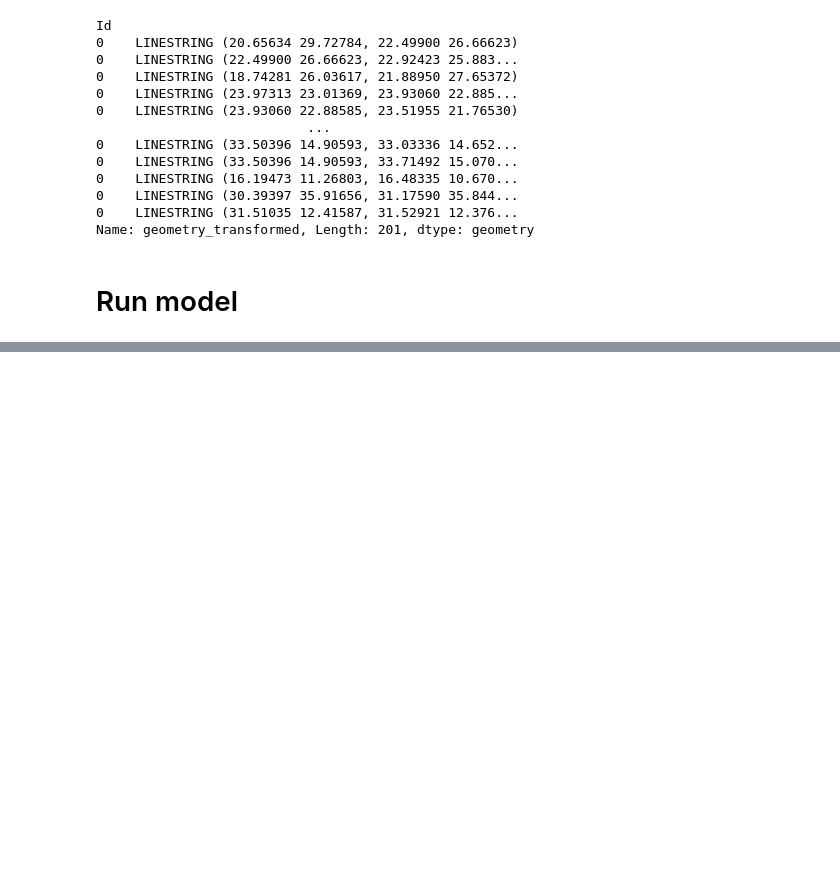
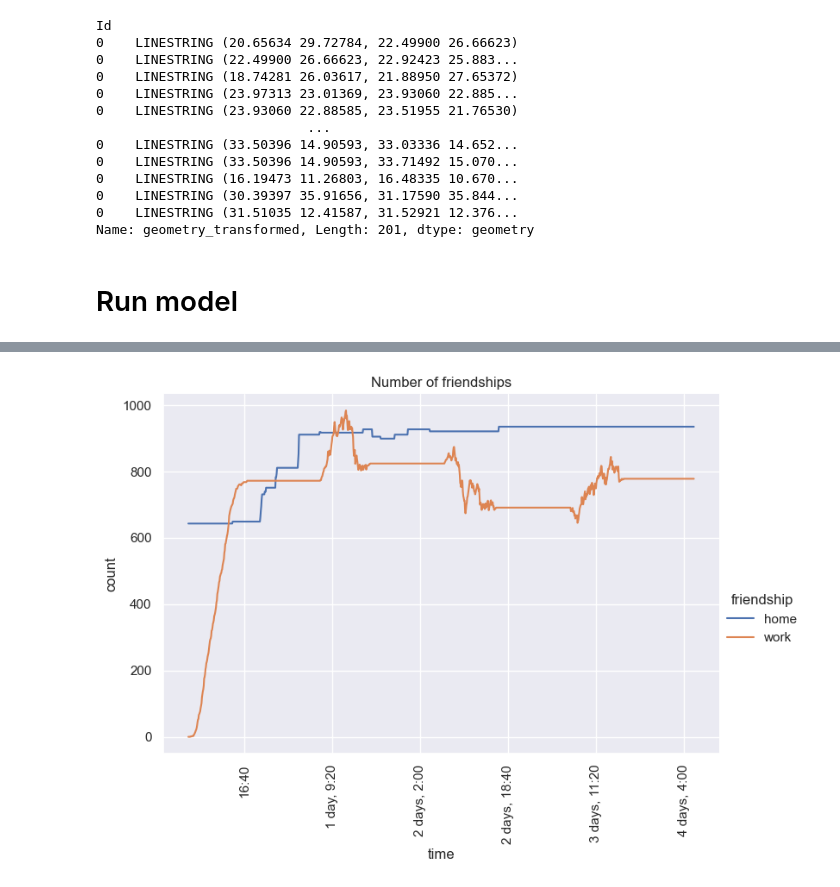
Before and after one commit to wang-boyu/agents-and-networks-in-python, a Jupyter notebook: notebooks/GMU Social Model in Python.ipynb, the cells around one changed output, grey strips where cells are left out. Drawn from its saved outputs; the diff is of its cells as text; code cells hidden in the pictures; blank space fills up the shorter version.

```diff
--- a/notebooks/GMU Social Model in Python.ipynb
+++ b/notebooks/GMU Social Model in Python.ipynb
@@ -201,0 +189,4 @@ plt.xticks(rotation=90)
+# %%
+plot_num_friendships(model_vars_df)
+# %% [output]
+[figure, added]
```
Also changed, not shown: parts of 5 cells of this notebook, 5 other files.
